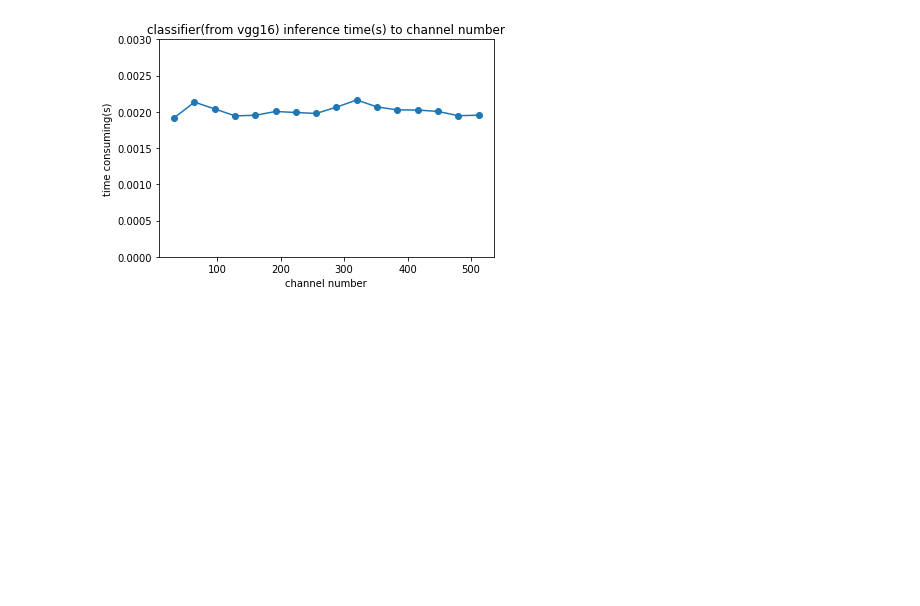
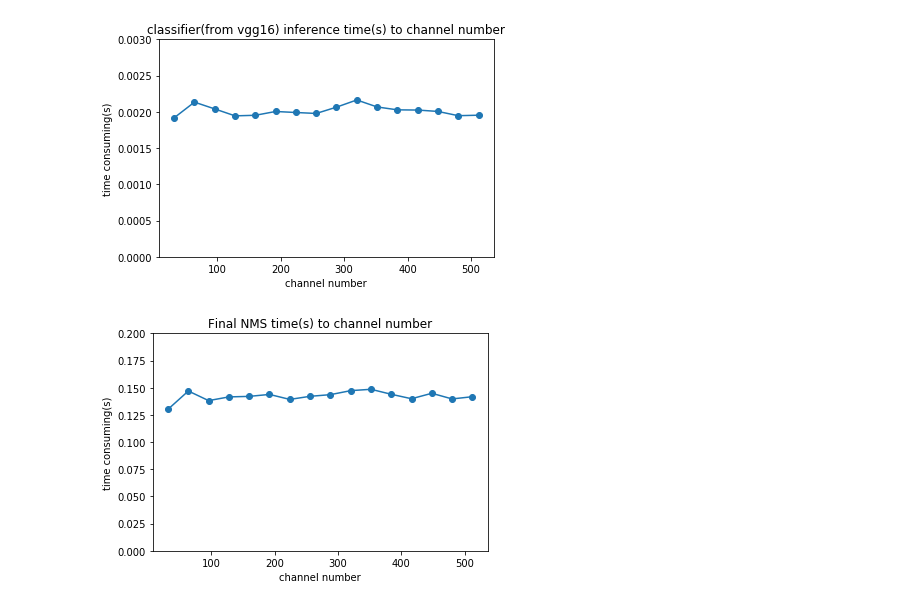
Before and after one commit to SiyuanMa0316/faster_rcnn.pytorch_tx2, a Jupyter notebook: plot test_net.ipynb, the cells around one changed output. Cells and saved outputs as stored; diff of their text form; code cells hidden in the pictures; blank space fills up the shorter version.

```diff
--- a/plot test_net.ipynb
+++ b/plot test_net.ipynb
@@ -98,3 +98,14 @@ plt.savefig('classification_time_to_channel_number.png',bbox_inches='tight')
 plt.show()
 # %% [output]
 [figure]
+# %%
+plt.plot(x,avg_data[:,6],marker = 'o')
+plt.ylim(0,0.20)
+#plt.xticks(x,names,rotation = 45)
+plt.ylabel('time consuming(s)')
+plt.xlabel('channel number')
+plt.title('Final NMS time(s) to channel number')
+plt.savefig('NMS_time_to_channel_number.png',bbox_inches='tight')
+plt.show()
+# %% [output]
+[figure, added]
```
Also changed, not shown: 7 other files.
